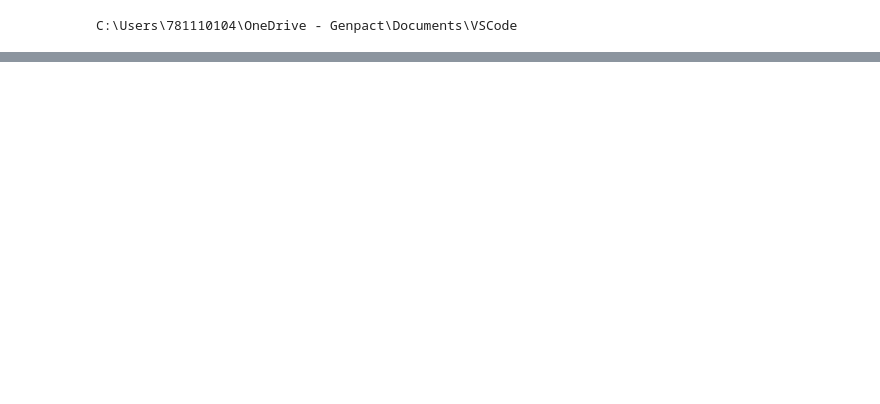
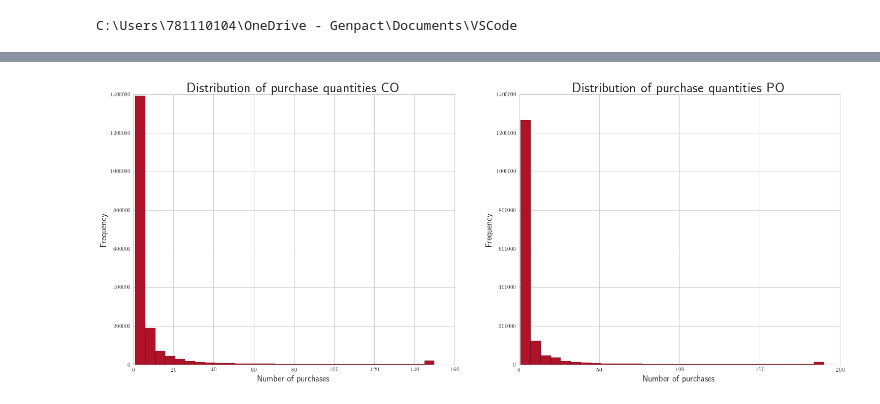
Before and after one commit to ChristophBarkey/Implicit_CF, a Jupyter notebook: testing_2.ipynb, the cells around one changed output, grey strips where cells are left out. Saved outputs shown, nothing was run; the diff lists cells and outputs as text; code cells hidden in the pictures; blank space fills up the shorter version.

```diff
--- a/testing_2.ipynb
+++ b/testing_2.ipynb
@@ -32,0 +174,7 @@ agco_co.nnz
+# %%
+import seaborn as sns
+sns.set_theme()
+# %%
+plt.rcParams['text.usetex'] = True
+# %%
+plt.rcParams['text.usetex']
@@ -32,0 +203,25 @@ agco_co.nnz
+# %%
+plt.style.use('seaborn-paper')
+# %%
+# Creating histogram
+fig, ax = plt.subplots(figsize=(20, 8), nrows=1, ncols=2)
+#ax.hist(pd.Series(user_item_csr_po.data), color='#ae132a', alpha=1)
+ax[0].hist(user_item_co.purchases, color='#ae132a', alpha=1, bins=30)
+ax[0].set_title('Distribution of purchase quantities CO', fontsize=25)
+ax[0].set_xlabel('Number of purchases', fontsize=15)
+ax[0].set_ylabel('Frequency', fontsize=15)
+ax[0].tick_params(axis='both', which='major', labelsize=10)
+ax[0].tick_params(axis='both', which='minor', labelsize=10)
+
+ax[1].hist(user_item_po.purchases, color='#ae132a', alpha=1, bins=30)
+ax[1].set_title('Distribution of purchase quantities PO', fontsize=25)
+ax[1].set_xlabel('Number of purchases', fontsize=15)
+ax[1].set_ylabel('Frequency', fontsize=15)
+ax[1].tick_params(axis='both', which='major', labelsize=10)
+ax[1].tick_params(axis='both', which='minor', labelsize=10)
+plt.savefig('histogram.svg')
+# Show plot
+
+plt.show()
+# %% [output]
+[figure, added]
```
Also changed, not shown: parts of 34 cells of this notebook.
